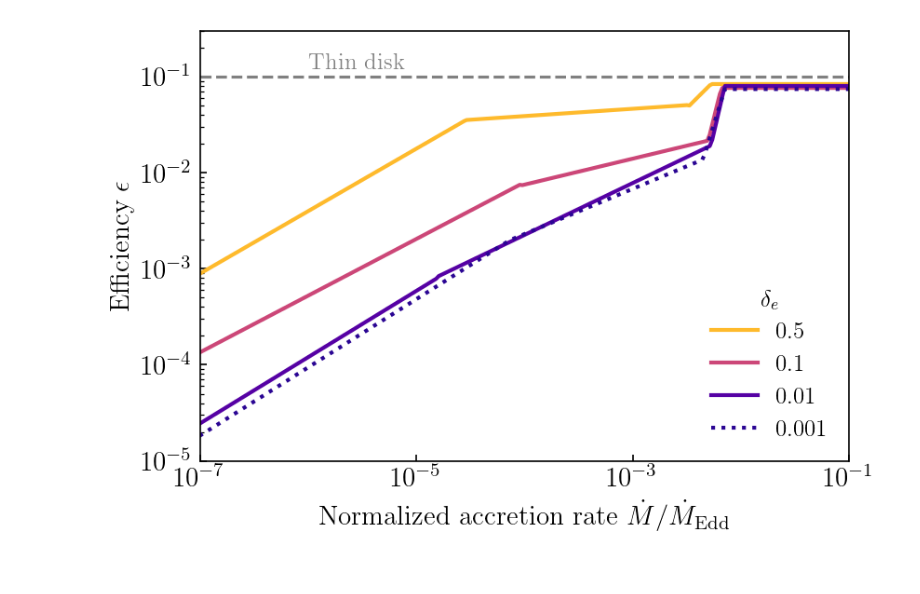
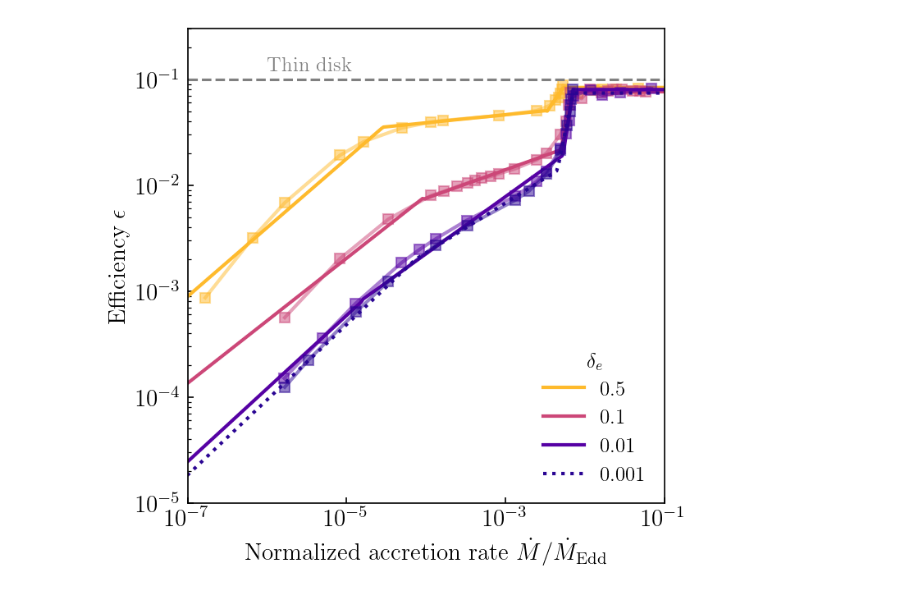
Before and after one commit to yitiansun/DM21cm, a Jupyter notebook: plotting/paper2/e-Mratio.ipynb, the cells around one changed output. Cells and saved outputs as stored; diff of their text form; code cells hidden in the pictures.

```diff
--- a/plotting/paper2/e-Mratio.ipynb
+++ b/plotting/paper2/e-Mratio.ipynb
@@ -26,34 +26,37 @@ eps_d = {}
 
 for delta in tqdm(delta_s):
     eps_d[delta] = np.array([get_epsilon(Mratio, delta) for Mratio in Mratio_s])
+# %%
+e_data = json.load(open('../../data/pbh-accretion/epsilon.json'))
 # %%
 delta_s = [0.5, 0.1, 1e-2, 1e-3]
 
 delta_text_d = {
     1e-3: r'$0.001$',
     1e-2: r'$0.01$',
     0.1: r'$0.1$',
     0.5: r'$0.5$'
 }
 color_s = mpl.colormaps['plasma']([0.85, 0.50, 0.15, 0.05])
 alpha_s = [1., 1., 1., 1]
 ls_s = ['-', '-', '-', ':']
 
-fig, ax = plt.subplots(figsize=(6, 4))
+fig, ax = plt.subplots(figsize=(5, 5))
 
 for i, delta in enumerate(delta_s):
     ax.plot(Mratio_s, eps_d[delta], label=delta_text_d[delta],
             color=color_s[i], alpha=alpha_s[i], ls=ls_s[i])
+    ax.plot(*e_data[f'{delta:.3f}'], 's-', color=color_s[i], alpha=0.5)
 
 ax.axhline(0.1, color='gray', linestyle='--', lw=1.5)
 ax.text(1e-6, 0.12, 'Thin disk', color='gray', fontsize=12)
 
 ax.set(xscale='log', yscale='log')
 ax.set(xlim=(1e-7, 1e-1), ylim=(1e-5, 3e-1))
 ax.set(xlabel=r'Normalized accretion rate $\dot{M}/\dot{M}_{\rm Edd}$', ylabel=r'Efficiency $\epsilon$');
 
 ax.legend(frameon=False, title=r'$\delta_e$', loc='lower right')
 
-fig.savefig('e-Mratio.pdf', bbox_inches='tight')
+fig.savefig('e-Mratio-sq.pdf', bbox_inches='tight')
 # %% [output]
-[figure, old version]
+[figure, new version]
```
Also changed, not shown: 10 other files.
